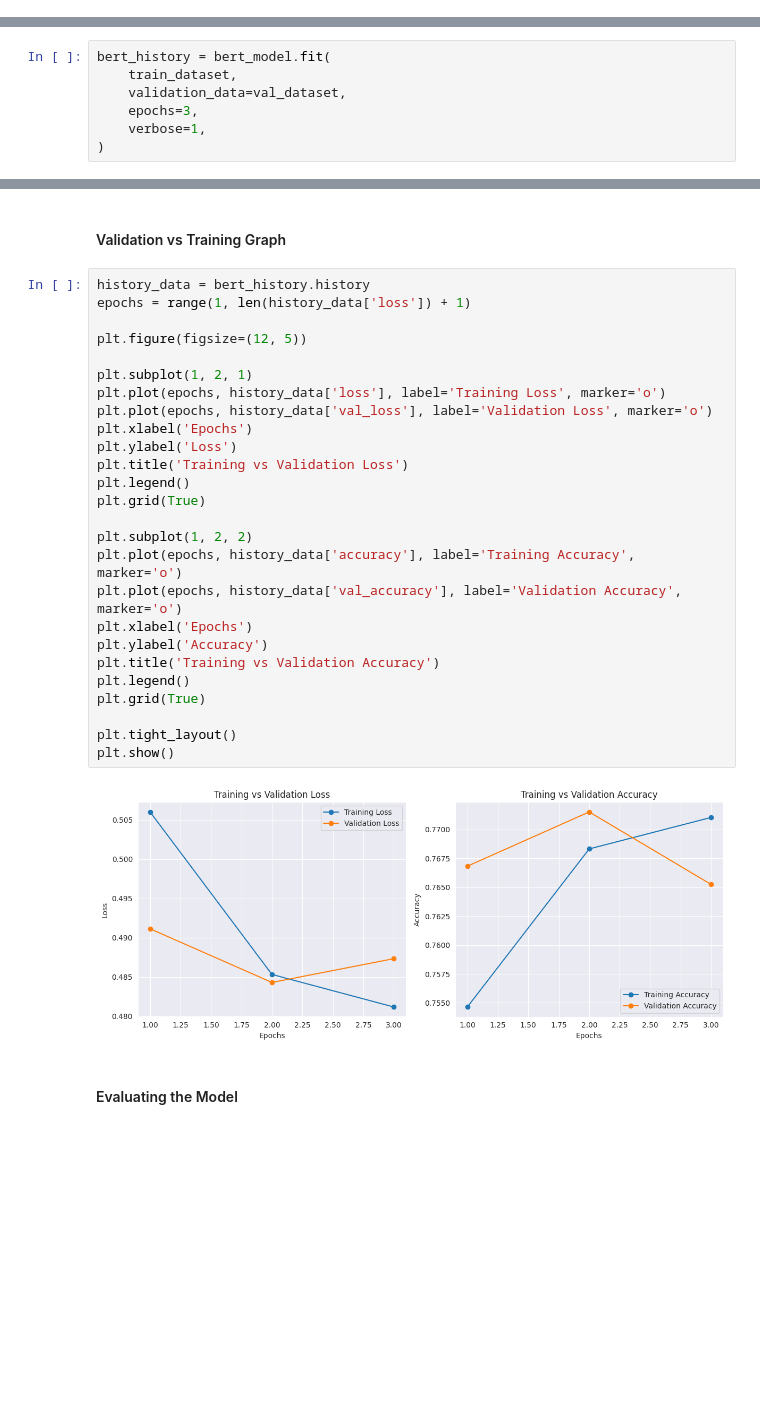
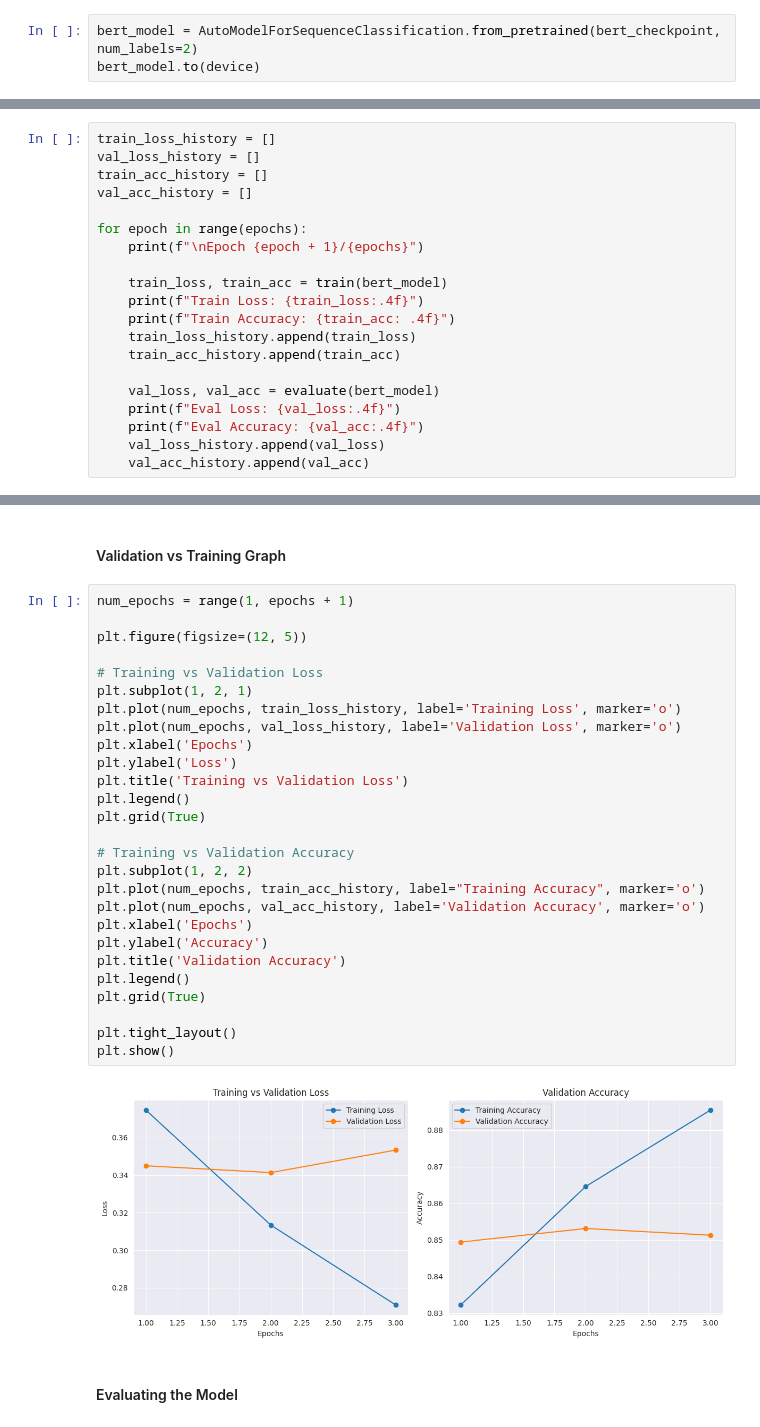
Before and after one commit to zohaibterminator/Sentiment-Analysis, a Jupyter notebook: sentiment-analysis.ipynb, the cells around one changed output, grey strips where cells are left out. Drawn from its saved outputs; the diff is of its cells as text; blank space fills up the shorter version.

Commit message:
improved performance of BERT

```diff
--- a/sentiment-analysis.ipynb
+++ b/sentiment-analysis.ipynb
@@ -296,0 +301,3 @@ Model: "bert_for_sentiment_analysis"
+# %%
+bert_model = AutoModelForSequenceClassification.from_pretrained(bert_checkpoint, num_labels=2)
+bert_model.to(device)
@@ -297,9 +325,2 @@ Model: "bert_for_sentiment_analysis"
 # %% [markdown]
 #### Training the Model
-# %%
-bert_history = bert_model.fit(
-    train_dataset,
-    validation_data=val_dataset,
-    epochs=3,
-    verbose=1,
-)
@@ -324,0 +393,20 @@ Epoch 3/3
+# %%
+train_loss_history = []
+val_loss_history = []
+train_acc_history = []
+val_acc_history = []
+
+for epoch in range(epochs):
+    print(f"\nEpoch {epoch + 1}/{epochs}")
+
+    train_loss, train_acc = train(bert_model)
+    print(f"Train Loss: {train_loss:.4f}")
+    print(f"Train Accuracy: {train_acc: .4f}")
+    train_loss_history.append(train_loss)
+    train_acc_history.append(train_acc)
+
+    val_loss, val_acc = evaluate(bert_model)
+    print(f"Eval Loss: {val_loss:.4f}")
+    print(f"Eval Accuracy: {val_acc:.4f}")
+    val_loss_history.append(val_loss)
+    val_acc_history.append(val_acc)
@@ -325,32 +431,33 @@ Epoch 3/3
 # %% [markdown]
 #### Validation vs Training Graph
 # %%
-history_data = bert_history.history
-epochs = range(1, len(history_data['loss']) + 1)
+num_epochs = range(1, epochs + 1)
 
 plt.figure(figsize=(12, 5))
 
+# Training vs Validation Loss
 plt.subplot(1, 2, 1)
-plt.plot(epochs, history_data['loss'], label='Training Loss', marker='o')
-plt.plot(epochs, history_data['val_loss'], label='Validation Loss', marker='o')
+plt.plot(num_epochs, train_loss_history, label='Training Loss', marker='o')
+plt.plot(num_epochs, val_loss_history, label='Validation Loss', marker='o')
 plt.xlabel('Epochs')
 plt.ylabel('Loss')
 plt.title('Training vs Validation Loss')
 plt.legend()
 plt.grid(True)
 
+# Training vs Validation Accuracy
 plt.subplot(1, 2, 2)
-plt.plot(epochs, history_data['accuracy'], label='Training Accuracy', marker='o')
-plt.plot(epochs, history_data['val_accuracy'], label='Validation Accuracy', marker='o')
+plt.plot(num_epochs, train_acc_history, label="Training Accuracy", marker='o')
+plt.plot(num_epochs, val_acc_history, label='Validation Accuracy', marker='o')
 plt.xlabel('Epochs')
 plt.ylabel('Accuracy')
-plt.title('Training vs Validation Accuracy')
+plt.title('Validation Accuracy')
 plt.legend()
 plt.grid(True)
 
 plt.tight_layout()
 plt.show()
 # %% [output]
-[figure, old version]
+[figure, new version]
 # %% [markdown]
 #### Evaluating the Model
```
Also changed, not shown: parts of 28 cells of this notebook.
